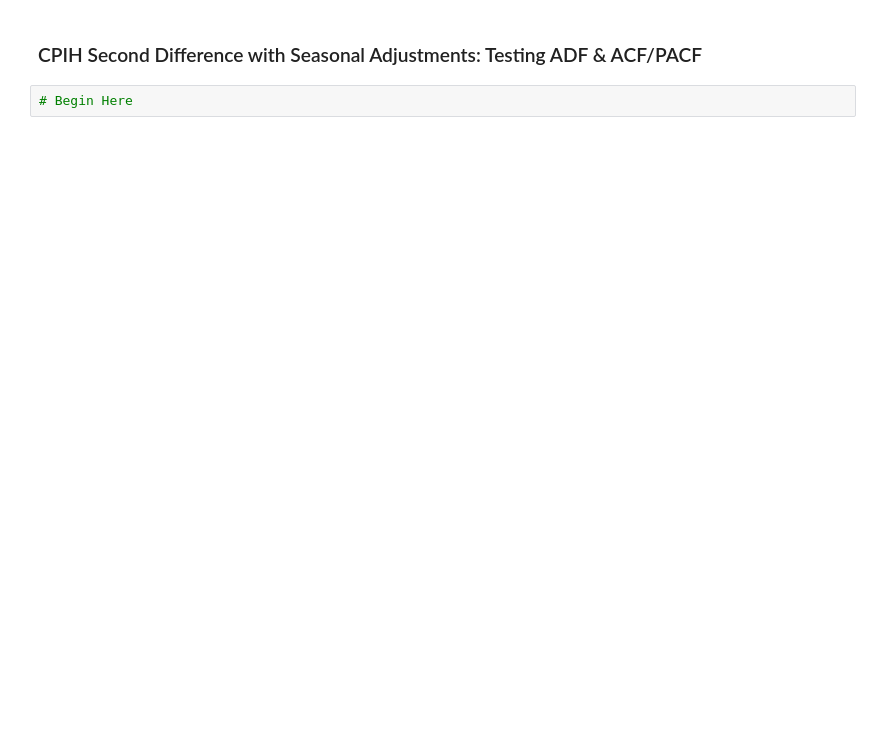
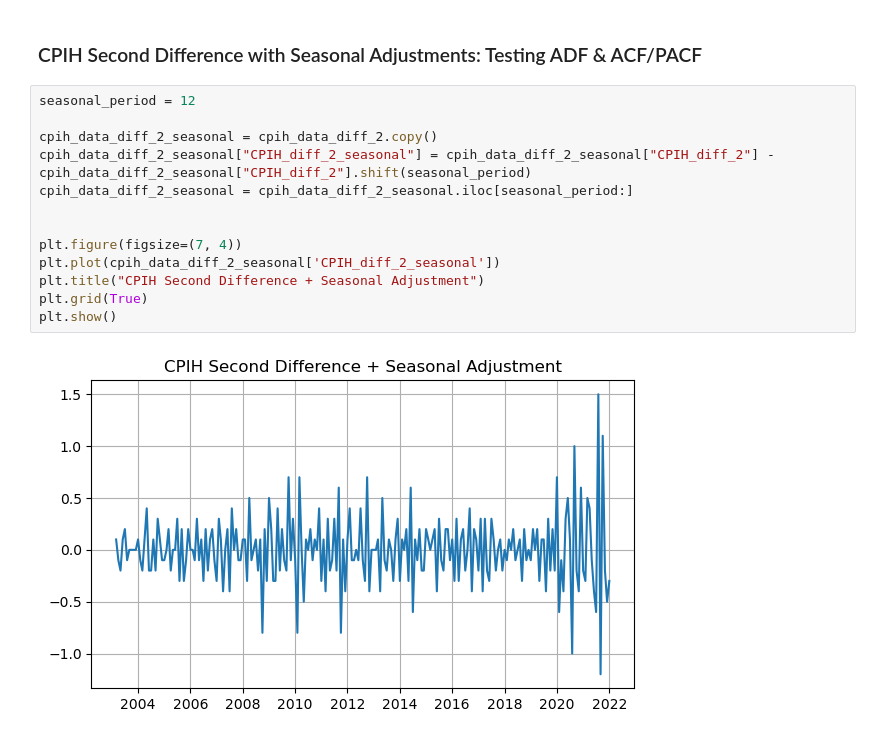
Before and after one commit to ja-newman/cpih_time_series_analysis, a Jupyter notebook: cpih_analysis.ipynb, the cells around one changed output. Cells and saved outputs as stored; diff of their text form; blank space fills up the shorter version.

```diff
--- a/cpih_analysis.ipynb
+++ b/cpih_analysis.ipynb
@@ -171,4 +171,17 @@ cpih_diff_2_pacf = plot_pacf(cpih_data_diff_2["CPIH_diff_2"].values.squeeze(), l
 # %% [markdown]
 ### CPIH Second Difference with Seasonal Adjustments: Testing ADF & ACF/PACF
-# %%
-# Begin Here
+# %%
+seasonal_period = 12
+
+cpih_data_diff_2_seasonal = cpih_data_diff_2.copy()
+cpih_data_diff_2_seasonal["CPIH_diff_2_seasonal"] = cpih_data_diff_2_seasonal["CPIH_diff_2"] - cpih_data_diff_2_seasonal["CPIH_diff_2"].shift(seasonal_period)
+cpih_data_diff_2_seasonal = cpih_data_diff_2_seasonal.iloc[seasonal_period:]
+
+
+plt.figure(figsize=(7, 4))
+plt.plot(cpih_data_diff_2_seasonal['CPIH_diff_2_seasonal'])
+plt.title("CPIH Second Difference + Seasonal Adjustment")
+plt.grid(True)
+plt.show()
+# %% [output]
+[figure, added]
```
Also changed, not shown: parts of 6 cells of this notebook.
